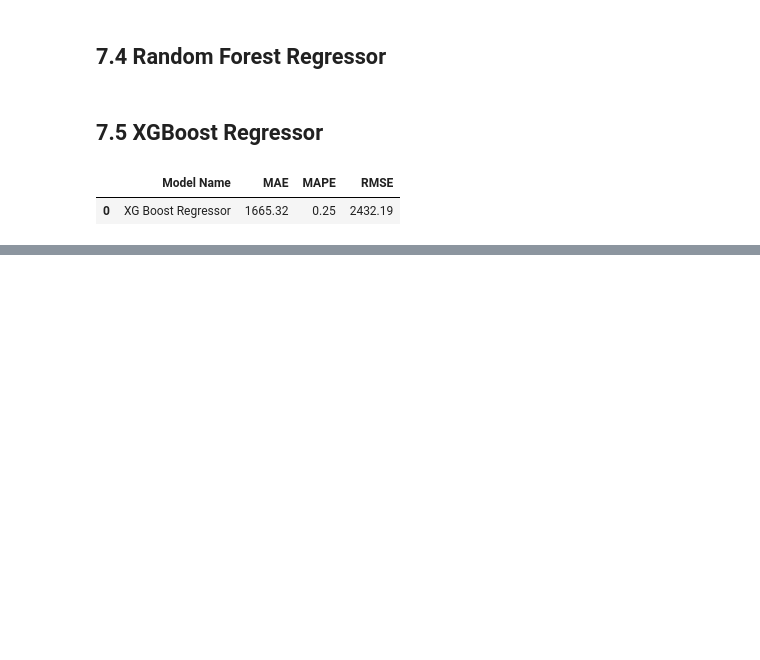
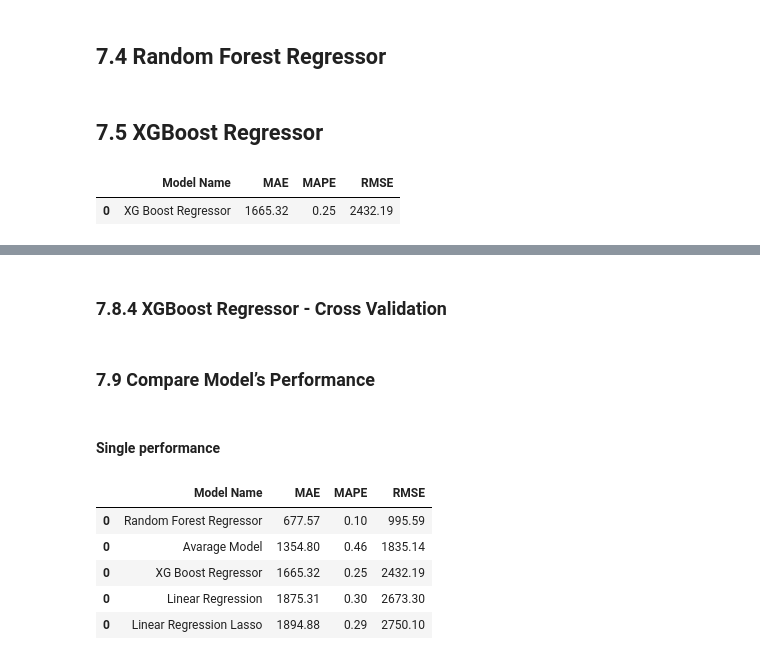
Before and after one commit to Thamirisq/project_-rossmann_train, a Jupyter notebook: notebook_rossman_project.ipynb, the cells around one changed output, grey strips where cells are left out. Cells and saved outputs as stored; diff of their text form; code cells hidden in the pictures; blank space fills up the shorter version.

Commit message:
cross_validation

```diff
--- a/notebook_rossman_project.ipynb
+++ b/notebook_rossman_project.ipynb
@@ -1228,0 +1331,2 @@ result_table.sort_values('RMSE')
+# %% [markdown]
+### 7.8.4 XGBoost Regressor - Cross Validation
@@ -1228,0 +1336,14 @@ result_table.sort_values('RMSE')
+# %% [markdown]
+### 7.9 Compare Model’s Performance
+# %% [markdown]
+#### Single performance
+# %%
+modelling_result = pd.concat( [baseline_result, lr_result, lrr_result,rf_result, xgb_result] ).round(2)
+modelling_result.sort_values( 'RMSE' )
+# %% [output]
+|  | Model Name | MAE | MAPE | RMSE |
+| 0 | Random Forest Regressor | 677.57 | 0.10 | 995.59 |
+| 0 | Avarage Model | 1354.80 | 0.46 | 1835.14 |
+| 0 | XG Boost Regressor | 1665.32 | 0.25 | 2432.19 |
+| 0 | Linear Regression | 1875.31 | 0.30 | 2673.30 |
+| 0 | Linear Regression Lasso | 1894.88 | 0.29 | 2750.10 |
```
Also changed, not shown: parts of 20 cells of this notebook.
